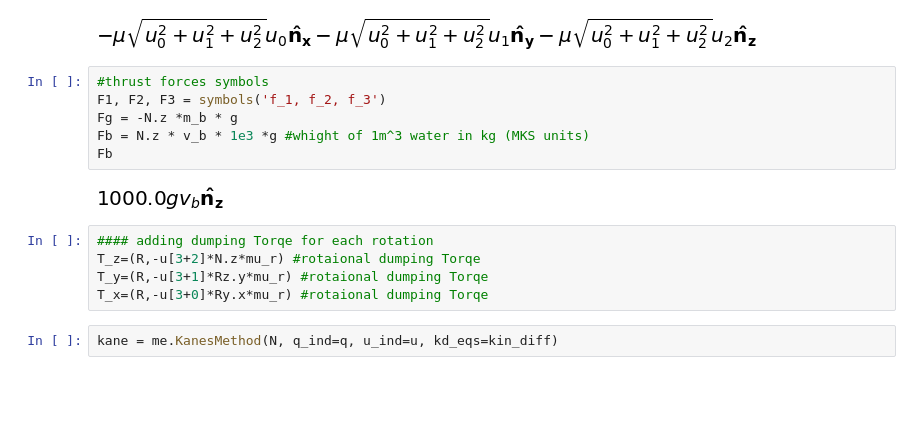
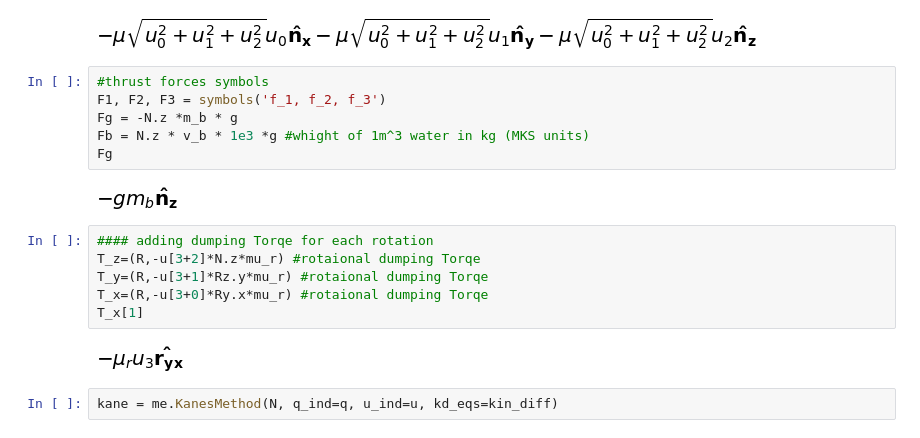
Before and after one commit to UnderwaterROV/underwaterrov, a Jupyter notebook: notebooks/openrov_sim.ipynb, the cells around one changed output. Drawn from its saved outputs; the diff is of its cells as text; blank space fills up the shorter version.

```diff
--- a/notebooks/openrov_sim.ipynb
+++ b/notebooks/openrov_sim.ipynb
@@ -153,16 +160,19 @@ Fd
 # %%
 #thrust forces symbols
 F1, F2, F3 = symbols('f_1, f_2, f_3')
 Fg = -N.z *m_b * g
 Fb = N.z * v_b * 1e3 *g #whight of 1m^3 water in kg (MKS units)
-Fb
+Fg
 # %% [output]
-[figure, old version]
+[figure, new version]
 # %%
 #### adding dumping Torqe for each rotation
 T_z=(R,-u[3+2]*N.z*mu_r) #rotaional dumping Torqe
 T_y=(R,-u[3+1]*Rz.y*mu_r) #rotaional dumping Torqe
 T_x=(R,-u[3+0]*Ry.x*mu_r) #rotaional dumping Torqe
+T_x[1]
+# %% [output]
+[figure, added]
 # %%
 kane = me.KanesMethod(N, q_ind=q, u_ind=u, kd_eqs=kin_diff)
 # %%
```
Also changed, not shown: parts of 6 cells of this notebook.
